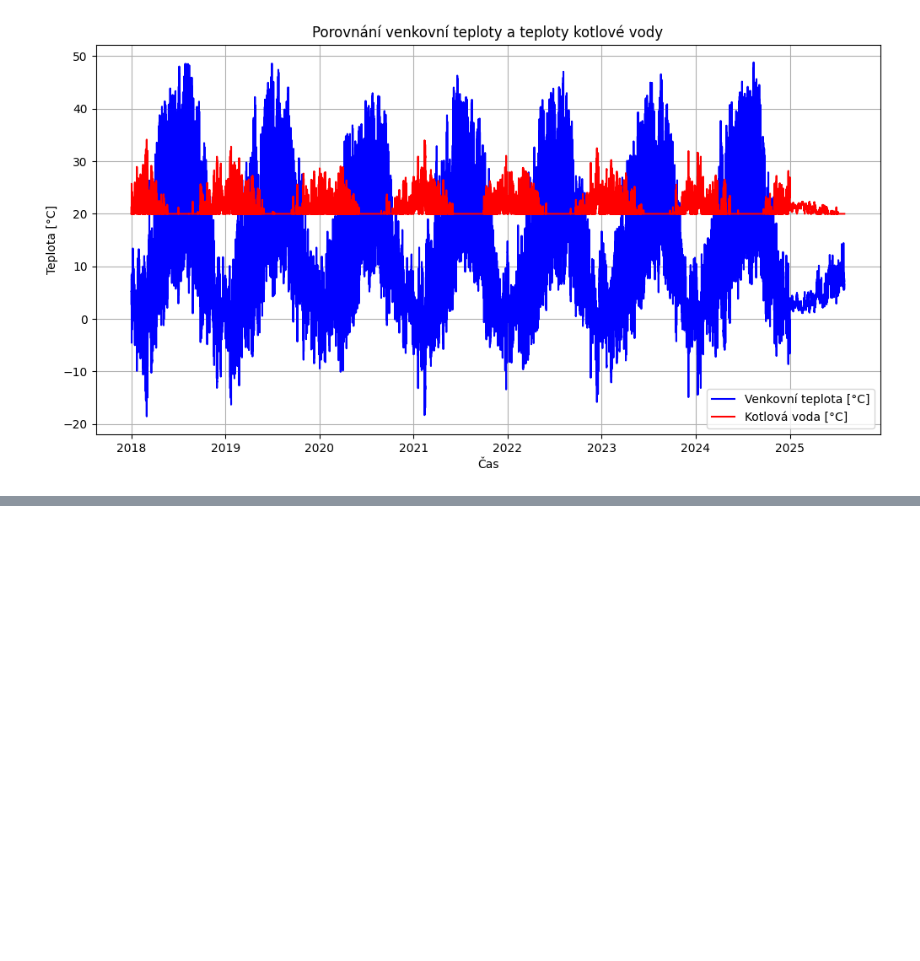
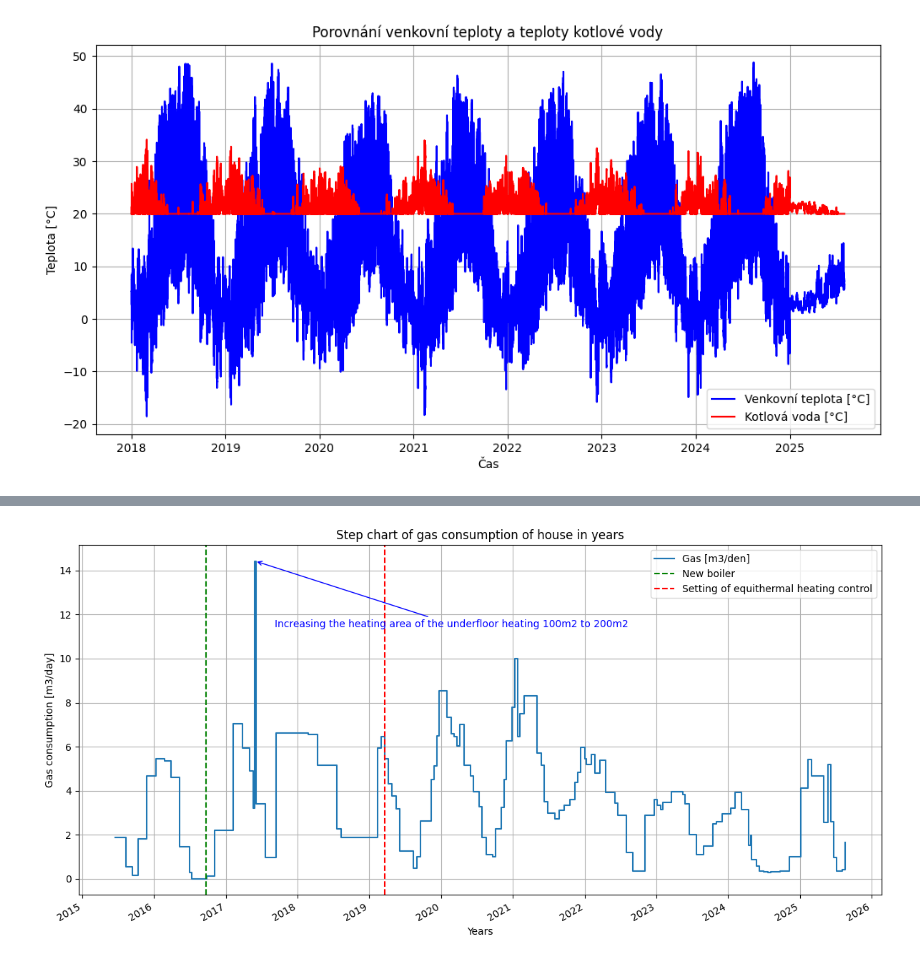
Before and after one commit to MarekCoderslab/CHMI, a Jupyter notebook: TempImport_Equitherm.ipynb, the cells around one changed output, grey strips where cells are left out. Cells and saved outputs as stored; diff of their text form; code cells hidden in the pictures; blank space fills up the shorter version.

```diff
--- a/TempImport_Equitherm.ipynb
+++ b/TempImport_Equitherm.ipynb
@@ -360,0 +481,56 @@ plt.show()
+# %%
+import pandas as pd
+import matplotlib.pyplot as plt
+import matplotlib.dates as mdates
+
+
+
+# Google Sheets setting
+sheet_id = "17baRw1WgNKmUhdUqFFTEy7tN7PGzdNso-A471-maPc4"
+sheet_name = "Sheet1"
+
+url = f"https://docs.google.com/spreadsheets/d/{sheet_id}/gviz/tq?tqx=out:csv&sheet={sheet_name}"
+
+# Loading
+df = pd.read_csv(url, usecols=[0, 9], decimal=",")
+df = df.rename(columns={df.columns[0]: 'Cas'})
+df['Cas'] = pd.to_datetime(df['Cas'], dayfirst=True, errors='coerce')
+df = df.set_index('Cas')
+df.columns = df.columns.str.strip()
+df = df.apply(pd.to_numeric, errors='coerce')
+
+# Graph printing
+fig, ax = plt.subplots(figsize=(12, 6))
+df.plot(ax=ax, drawstyle='steps-post')
+
+# Najdi index a hodnotu peaku (např. maximum)
+peak_y = df.iloc[:, 0].max()
+peak_x = df.iloc[:, 0].idxmax()
+
+# Přidej anotaci do grafu
+plt.annotate('Increasing the heating area of the underfloor heating 100m2 to 200m2',
+             xy=(peak_x, peak_y),
+             xytext=(peak_x + pd.Timedelta(days=100), peak_y - 3),
+             arrowprops=dict(arrowstyle='->', color='blue'),
+             fontsize=10, color='blue')
+
+# Setting of the X-axis
+ax.xaxis.set_major_locator(mdates.YearLocator())  # 1x za rok
+ax.xaxis.set_major_formatter(mdates.DateFormatter('%Y'))  # Zobrazit jen rok
+
+# Labels and style
+ax.set_title("Step chart of gas consumption of house in years")
+ax.set_xlabel("Years")
+ax.set_ylabel("Gas consumption [m3/day]")
+ax.grid(True)
+
+# Vertical lines
+ax.axvline(pd.Timestamp("2016-09-23"), color='green', linestyle='--', linewidth=1.5, label='New boiler')
+ax.axvline(pd.Timestamp("2019-03-20"), color='red', linestyle='--', linewidth=1.5, label='Setting of equithermal heating control')
+
+# Legend
+ax.legend()
+plt.tight_layout()
+plt.show()
+# %% [output]
+[figure, added]
```
Also changed, not shown: parts of 12 cells of this notebook, 7 other files.
